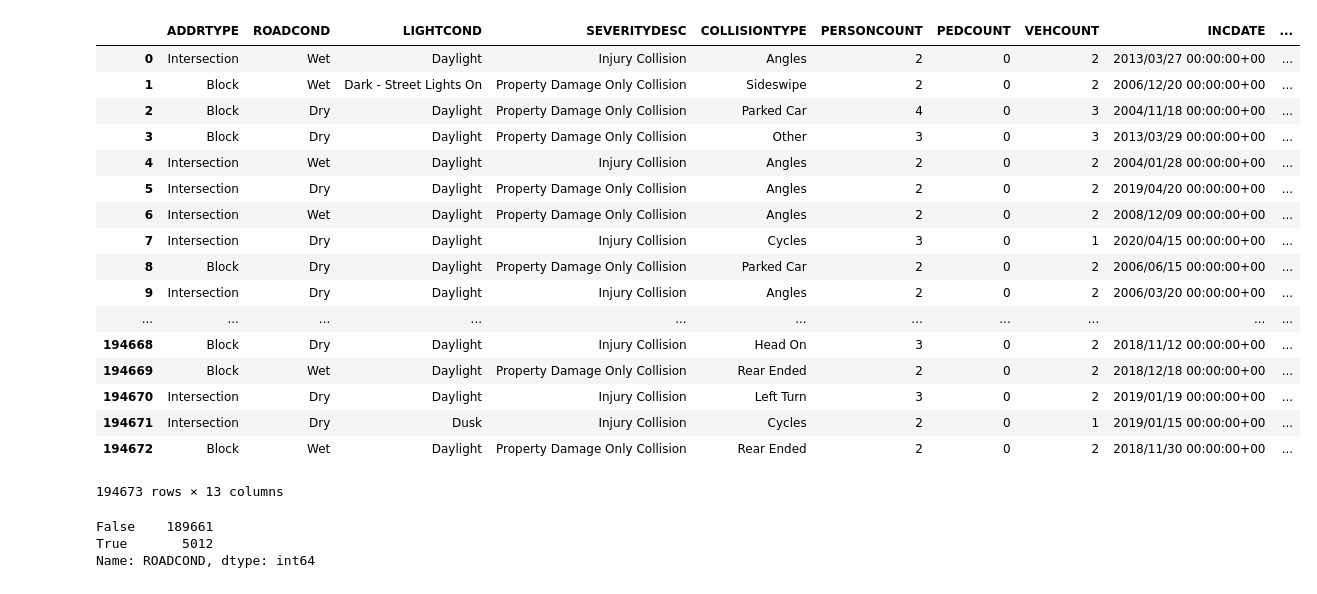
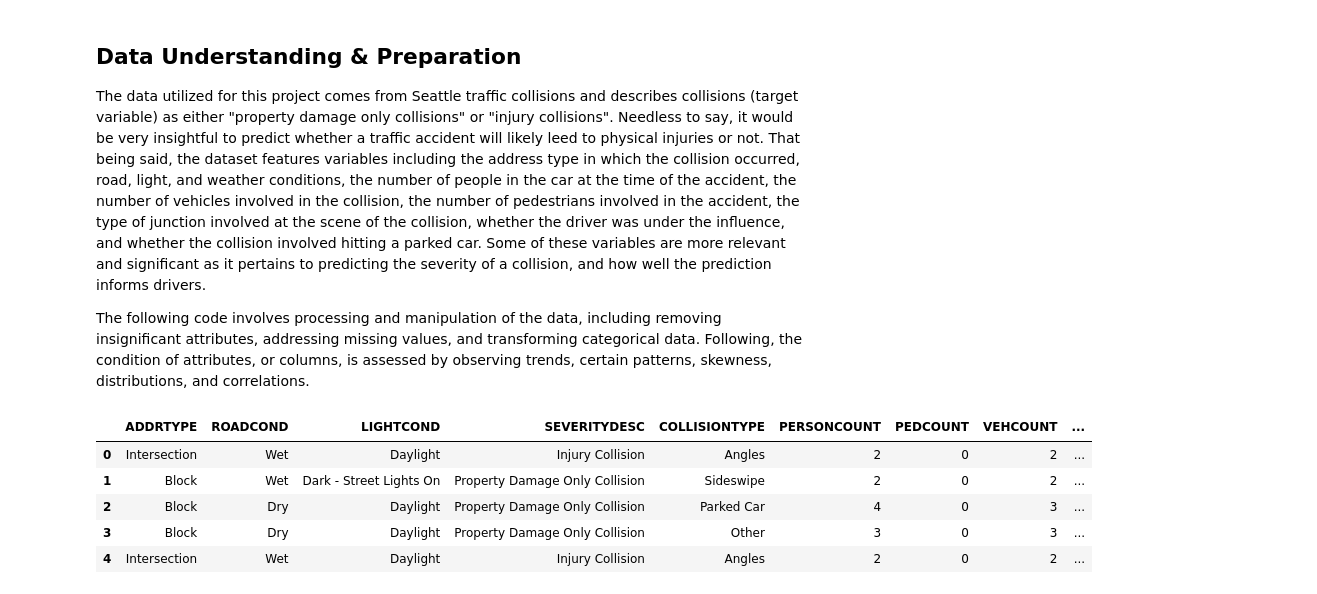
Before and after one commit to Harnessn/coursera_capstone, a Jupyter notebook: Traffic Collisions & Supervised Learning.ipynb, the cells around one changed output. Cells and saved outputs as stored; diff of their text form; code cells hidden in the pictures.

Commit message:
Add files via upload
2nd Draft of Project

```diff
--- a/Traffic Collisions & Supervised Learning.ipynb
+++ b/Traffic Collisions & Supervised Learning.ipynb
@@ -30,32 +31,20 @@ body = client_d207ef080f5c4b08b86ad30aea87e420.get_object(Bucket='datasciencecap
 if not hasattr(body, "__iter__"): body.__iter__ = types.MethodType( __iter__, body )
 
 df = pd.read_csv(body)
+# %% [markdown]
+## Data Understanding & Preparation
+
+The data utilized for this project comes from Seattle traffic collisions and describes collisions (target variable) as either "property damage only collisions" or "injury collisions". Needless to say, it would be very insightful to predict whether a traffic accident will likely leed to physical injuries or not. That being said, the dataset features variables including the address type in which the collision occurred, road, light, and weather conditions, the number of people in the car at the time of the accident, the number of vehicles involved in the collision, the number of pedestrians involved in the accident, the type of junction involved at the scene of the collision, whether the driver was under the influence, and whether the collision involved hitting a parked car. Some of these variables are more relevant and significant as it pertains to predicting the severity of a collision, and how well the prediction informs drivers.
+
+The following code involves processing and manipulation of the data, including removing insignificant attributes, addressing missing values, and transforming categorical data. Following, the condition of attributes, or columns, is assessed by observing trends, certain patterns, skewness, distributions, and correlations.
 # %%
 # Essential Methods:: Understand your data before you begin your analysis
-df_new = df[['ADDRTYPE', 'ROADCOND', 'LIGHTCOND', 'SEVERITYDESC', 'COLLISIONTYPE', 'PERSONCOUNT', 'PEDCOUNT', 'VEHCOUNT', 'INCDATE', 'JUNCTIONTYPE', 'UNDERINFL', 'WEATHER', 'HITPARKEDCAR']]
-df_new
+df_new = df[['ADDRTYPE', 'ROADCOND', 'LIGHTCOND', 'SEVERITYDESC', 'COLLISIONTYPE', 'PERSONCOUNT', 'PEDCOUNT', 'VEHCOUNT', 'JUNCTIONTYPE', 'UNDERINFL', 'WEATHER', 'HITPARKEDCAR']]
+df_new.head()
 # %% [output]
-|  | ADDRTYPE | ROADCOND | LIGHTCOND | SEVERITYDESC | COLLISIONTYPE | PERSONCOUNT | PEDCOUNT | VEHCOUNT | INCDATE | ... |
-| 0 | Intersection | Wet | Daylight | Injury Collision | Angles | 2 | 0 | 2 | 2013/03/27 00:00:00+00 | ... |
-| 1 | Block | Wet | Dark - Street Lights On | Property Damage Only Collision | Sideswipe | 2 | 0 | 2 | 2006/12/20 00:00:00+00 | ... |
-| 2 | Block | Dry | Daylight | Property Damage Only Collision | Parked Car | 4 | 0 | 3 | 2004/11/18 00:00:00+00 | ... |
-| 3 | Block | Dry | Daylight | Property Damage Only Collision | Other | 3 | 0 | 3 | 2013/03/29 00:00:00+00 | ... |
-| 4 | Intersection | Wet | Daylight | Injury Collision | Angles | 2 | 0 | 2 | 2004/01/28 00:00:00+00 | ... |
-| 5 | Intersection | Dry | Daylight | Property Damage Only Collision | Angles | 2 | 0 | 2 | 2019/04/20 00:00:00+00 | ... |
-| 6 | Intersection | Wet | Daylight | Property Damage Only Collision | Angles | 2 | 0 | 2 | 2008/12/09 00:00:00+00 | ... |
-| 7 | Intersection | Dry | Daylight | Injury Collision | Cycles | 3 | 0 | 1 | 2020/04/15 00:00:00+00 | ... |
-| 8 | Block | Dry | Daylight | Property Damage Only Collision | Parked Car | 2 | 0 | 2 | 2006/06/15 00:00:00+00 | ... |
-| 9 | Intersection | Dry | Daylight | Injury Collision | Angles | 2 | 0 | 2 | 2006/03/20 00:00:00+00 | ... |
-| ... | ... | ... | ... | ... | ... | ... | ... | ... | ... | ... |
-| 194668 | Block | Dry | Daylight | Injury Collision | Head On | 3 | 0 | 2 | 2018/11/12 00:00:00+00 | ... |
-| 194669 | Block | Wet | Daylight | Property Damage Only Collision | Rear Ended | 2 | 0 | 2 | 2018/12/18 00:00:00+00 | ... |
-| 194670 | Intersection | Dry | Daylight | Injury Collision | Left Turn | 3 | 0 | 2 | 2019/01/19 00:00:00+00 | ... |
-| 194671 | Intersection | Dry | Dusk | Injury Collision | Cycles | 2 | 0 | 1 | 2019/01/15 00:00:00+00 | ... |
-| 194672 | Block | Wet | Daylight | Property Damage Only Collision | Rear Ended | 2 | 0 | 2 | 2018/11/30 00:00:00+00 | ... |
+|  | ADDRTYPE | ROADCOND | LIGHTCOND | SEVERITYDESC | COLLISIONTYPE | PERSONCOUNT | PEDCOUNT | VEHCOUNT | ... |
+| 0 | Intersection | Wet | Daylight | Injury Collision | Angles | 2 | 0 | 2 | ... |
+| 1 | Block | Wet | Dark - Street Lights On | Property Damage Only Collision | Sideswipe | 2 | 0 | 2 | ... |
+| 2 | Block | Dry | Daylight | Property Damage Only Collision | Parked Car | 4 | 0 | 3 | ... |
+| 3 | Block | Dry | Daylight | Property Damage Only Collision | Other | 3 | 0 | 3 | ... |
+| 4 | Intersection | Wet | Daylight | Injury Collision | Angles | 2 | 0 | 2 | ... |
-194673 rows × 13 columns
-# %%
-df['ROADCOND'].isna().value_counts()
-# %% [output]
-False    189661
-True       5012
-Name: ROADCOND, dtype: int64
```
Also changed, not shown: parts of 43 cells of this notebook.
